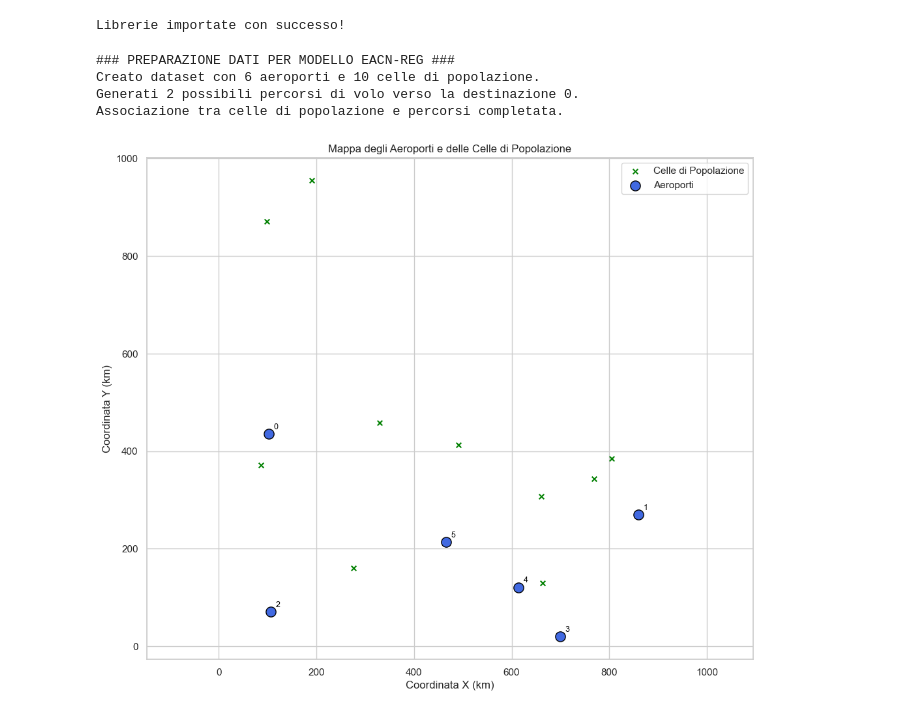
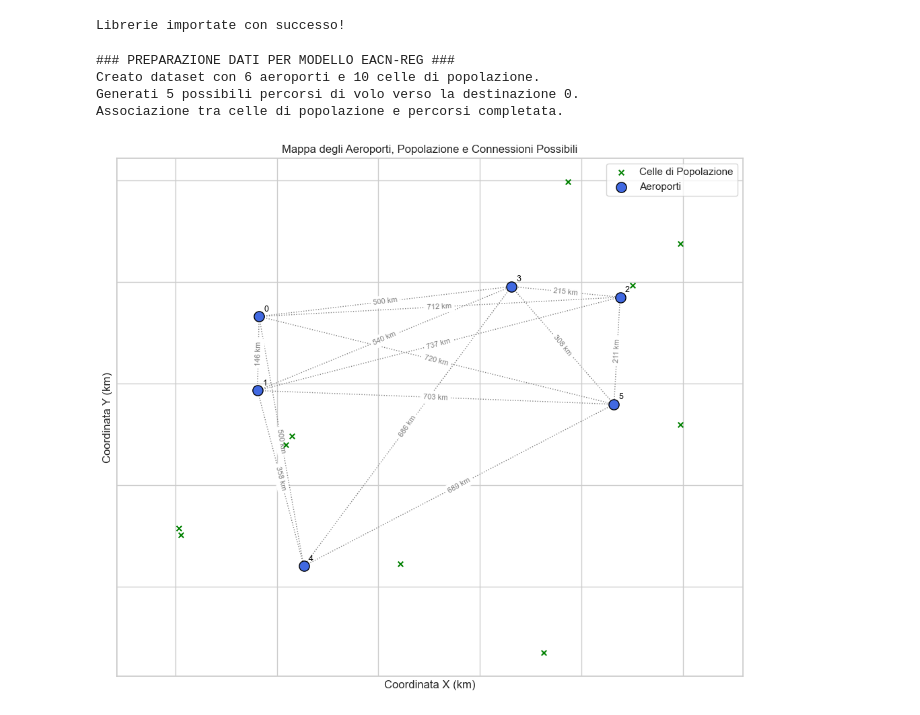
Before and after one commit to nicolazanin/Mathematical-Optimisation, a Jupyter notebook: progetto_notebook.ipynb, the cells around one changed output. Drawn from its saved outputs; the diff is of its cells as text; code cells hidden in the pictures.

```diff
--- a/progetto_notebook.ipynb
+++ b/progetto_notebook.ipynb
@@ -34,21 +34,17 @@ print("Librerie importate con successo!")
 # %% [output]
 Librerie importate con successo!
 # %%
-import pandas as pd
-import numpy as np
-import networkx as nx
-
 print("### PREPARAZIONE DATI PER MODELLO EACN-REG ###")
 
 # --- Parametri di Generazione ---
 numero_aeroporti = 6
 numero_pop_cells = 10
-max_path_len = 3 # Lunghezza massima di un percorso (numero di tratte)
+max_path_len = 2 # Lunghezza massima di un percorso (numero di tratte)
 # 3 è quello che mettono nel paper in sezione 4
-tau = 400 # Autonomia in km
+tau = 800 # Autonomia in km
 
 # --- Generazione Nodi ---
-np.random.seed(42)
+np.random.seed(113)
 airport_coords = np.random.randint(0, 1000, size=(numero_aeroporti, 2))
 pop_coords = np.random.randint(0, 1000, size=(numero_pop_cells, 2))
 
@@ -104,56 +100,70 @@ print("Associazione tra celle di popolazione e percorsi completata.")
 # %% [output]
 ### PREPARAZIONE DATI PER MODELLO EACN-REG ###
 Creato dataset con 6 aeroporti e 10 celle di popolazione.
-Generati 2 possibili percorsi di volo verso la destinazione 0.
+Generati 5 possibili percorsi di volo verso la destinazione 0.
 Associazione tra celle di popolazione e percorsi completata.
 # %%
 try:
-    # --- 1. Separiamo i dati per una gestione più semplice ---
-    # Creiamo un DataFrame solo con gli aeroporti
+    # --- 1. Separiamo i dati e prepariamo le posizioni ---
     airports_plot_df = data_df[data_df['type'] == 'airport']
-    # Creiamo un DataFrame solo con le celle di popolazione
     population_plot_df = data_df[data_df['type'] == 'population']
+
+    pos = {row['id']: (row['x'], row['y']) for idx, row in airports_plot_df.iterrows()}
+
+    # <<< NUOVO: Creiamo un dizionario per le etichette delle distanze >>>
+    # Questo dizionario associa a ogni tratta (es. (0, 2)) la sua distanza in km.
+    edge_labels = {
+        (u, v): f"{dist[u, v]:.0f} km" for u, v in G.edges()
+    }
 
     # --- 2. Creazione del Grafico ---
     plt.figure(figsize=(12, 10))
 
-    # --- Disegniamo i due tipi di punti ---
-    # Disegniamo le CELLE DI POPOLAZIONE (es. piccole croci verdi)
+    # --- Disegniamo il grafo delle connessioni possibili (GLI ARCHI) ---
+    nx.draw_networkx_edges(
+        G,
+        pos,
+        edge_color='gray',
+        style='dotted'
+    )
+
+    # <<< NUOVO: Aggiungiamo le etichette delle distanze sul grafico >>>
+    nx.draw_networkx_edge_labels(
+        G,
+        pos,
+        edge_labels=edge_labels,
+        font_color='gray',
+        font_size=8
+    )
+
+    # --- Disegniamo i punti (I NODI) ---
     plt.scatter(population_plot_df['x'], population_plot_df['y'],
-                s=30,                     # Dimensione dei punti
-                c='green',                # Colore
-                marker='x',               # Simbolo (croce)
-                label='Celle di Popolazione')
+                s=30, c='green', marker='x', label='Celle di Popolazione')
 
-    # Disegniamo gli AEROPORTI (es. cerchi blu più grandi)
     plt.scatter(airports_plot_df['x'], airports_plot_df['y'],
-                s=120,                    # Punti più grandi per evidenziarli
-                c='royalblue',            # Colore
-                marker='o',               # Simbolo (cerchio)
-                edgecolor='black',        # Bordo nero per visibilità
-                label='Aeroporti')
+                s=120, c='royalblue', marker='o',
+                edgecolor='black', label='Aeroporti',
+                zorder=5) # zorder alto per disegnarli sopra le linee
 
-    # --- 3. Aggiunta delle Etichette per gli Aeroporti ---
-    # Aggiungiamo l'ID solo agli aeroporti per non affollare il grafico
+    # --- 3. Aggiunta delle Etichette ---
     for i, row in airports_plot_df.iterrows():
         plt.text(row['x'] + 10, row['y'] + 10, str(row['id']), fontsize=9, color='black')
 
     # --- 4. Abbellimento del Grafico ---
-    plt.title('Mappa degli Aeroporti e delle Celle di Popolazione')
+    plt.title('Mappa degli Aeroporti, Popolazione e Connessioni Possibili')
     plt.xlabel('Coordinata X (km)')
     plt.ylabel('Coordinata Y (km)')
     plt.grid(True)
     plt.legend(loc='upper right')
     plt.axis('equal')
 
-    # Mostra il grafico
     plt.show()
 
 except NameError:
-    print("Errore: la variabile 'data_df' non è definita.")
+    print("Errore: una variabile necessaria ('data_df' o 'G' o 'dist') non è definita.")
     print("Assicurati di eseguire prima la cella che crea o carica i dati.")
 except Exception as e:
     print(f"Si è verificato un errore durante la creazione del grafico: {e}")
 # %% [output]
-[figure, old version]
+[figure, new version]
 # %%
```
Also changed, not shown: parts of 4 cells of this notebook.
